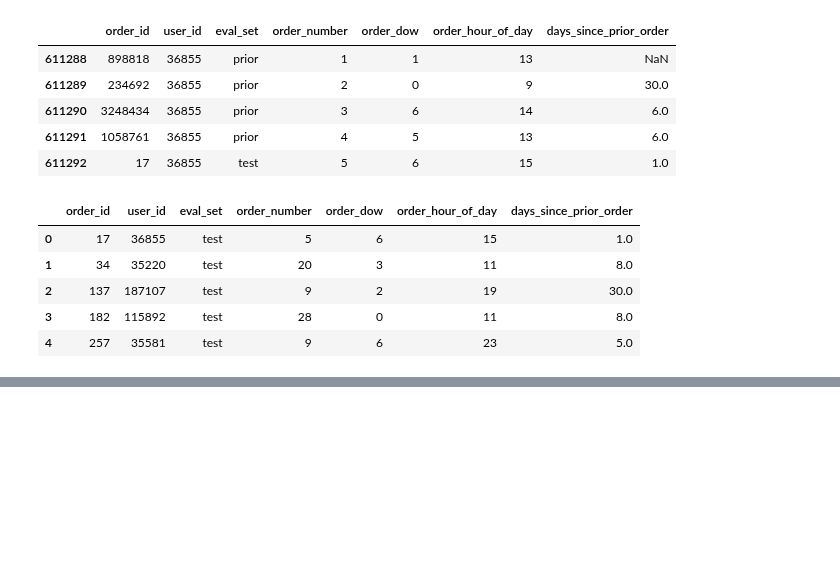
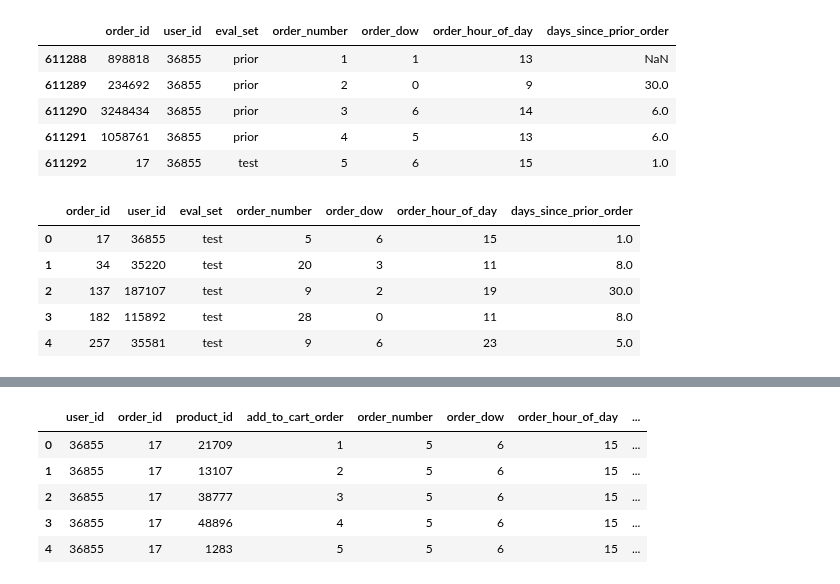
Before and after one commit to Edwardp17/Kaggle, a Jupyter notebook: instacart/instacart_predictive.ipynb, the cells around one changed output, grey strips where cells are left out. Cells and saved outputs as stored; diff of their text form; code cells hidden in the pictures; blank space fills up the shorter version.

```diff
--- a/instacart/instacart_predictive.ipynb
+++ b/instacart/instacart_predictive.ipynb
@@ -148,5 +185,13 @@ test_df.shape
 # %%
 test_df = test_df.drop('eval_set',axis=1)
+test_df = test_df[['user_id','order_id','product_id','add_to_cart_order','order_number','order_dow','order_hour_of_day','days_since_prior_order',]]
 test_df.head()
+# %% [output]
+|  | user_id | order_id | product_id | add_to_cart_order | order_number | order_dow | order_hour_of_day | ... |
+| 0 | 36855 | 17 | 21709 | 1 | 5 | 6 | 15 | ... |
+| 1 | 36855 | 17 | 13107 | 2 | 5 | 6 | 15 | ... |
+| 2 | 36855 | 17 | 38777 | 3 | 5 | 6 | 15 | ... |
+| 3 | 36855 | 17 | 48896 | 4 | 5 | 6 | 15 | ... |
+| 4 | 36855 | 17 | 1283 | 5 | 5 | 6 | 15 | ... |
 # %%
 train_df = train_df.drop('eval_set',axis=1)
```
Also changed, not shown: parts of 13 cells of this notebook.
